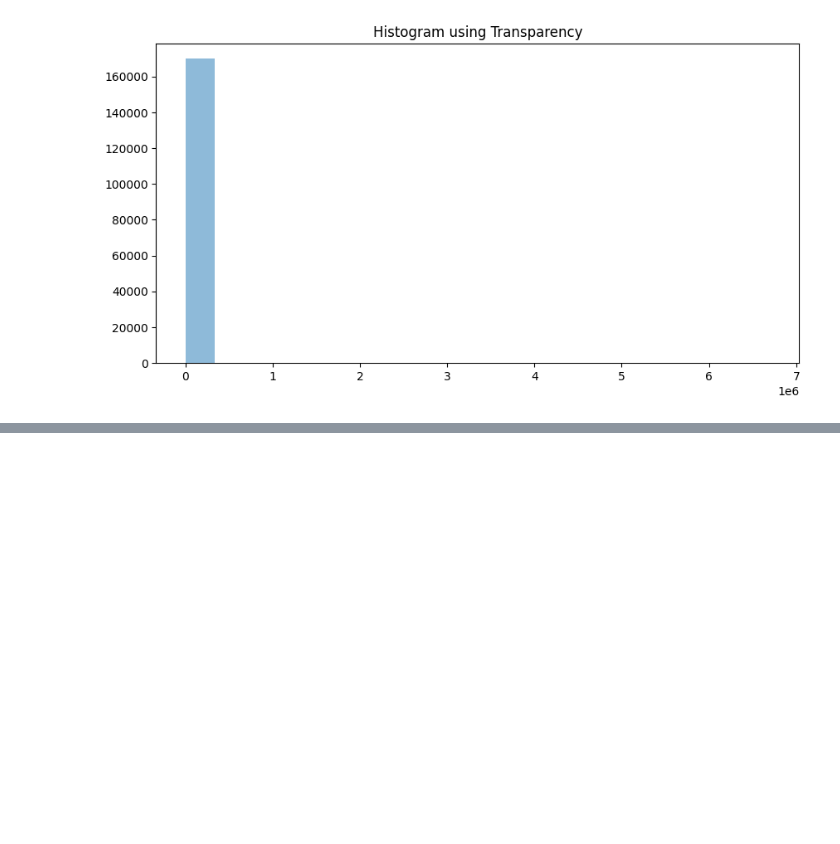
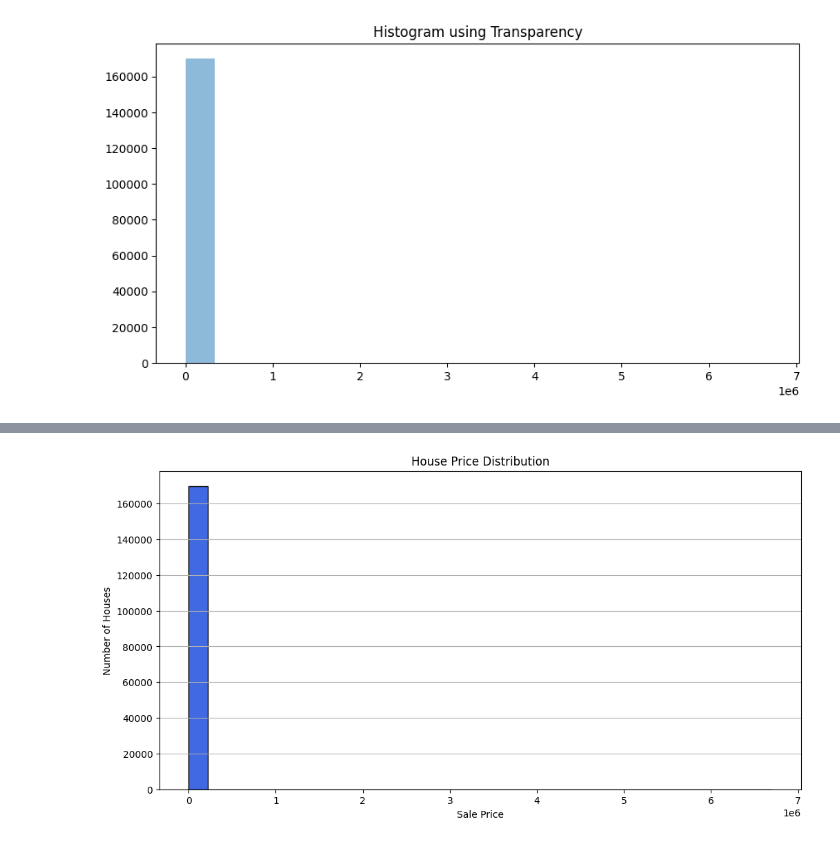
Before and after one commit to Khushi232505/Data-Science-and-AI, a Jupyter notebook: Matplotlib.ipynb, the cells around one changed output, grey strips where cells are left out. Cells and saved outputs as stored; diff of their text form; code cells hidden in the pictures; blank space fills up the shorter version.

Commit message:
Added  House Price Distribution

```diff
--- a/Matplotlib.ipynb
+++ b/Matplotlib.ipynb
@@ -335,0 +342,18 @@ DataFrame Columns: Index(['Index', 'Title', 'Description', 'Amount(in rupees)',
+# %%
+import pandas as pd
+import matplotlib.pyplot as plt
+df = pd.read_csv("/content/house_prices (1).csv")
+plt.figure(figsize=(12,6))
+plt.hist(
+    df["Price (in rupees)"], # Changed 'SalePrice' to 'Price (in rupee
+    bins=30,
+    color="royalblue",
+    edgecolor="black"
+)
+plt.title("House Price Distribution")
+plt.xlabel("Sale Price")
+plt.ylabel("Number of Houses")
+plt.grid(axis="y")
+plt.show()
+# %% [output]
+[figure, added]
```
Also changed, not shown: parts of 1 cell of this notebook.
